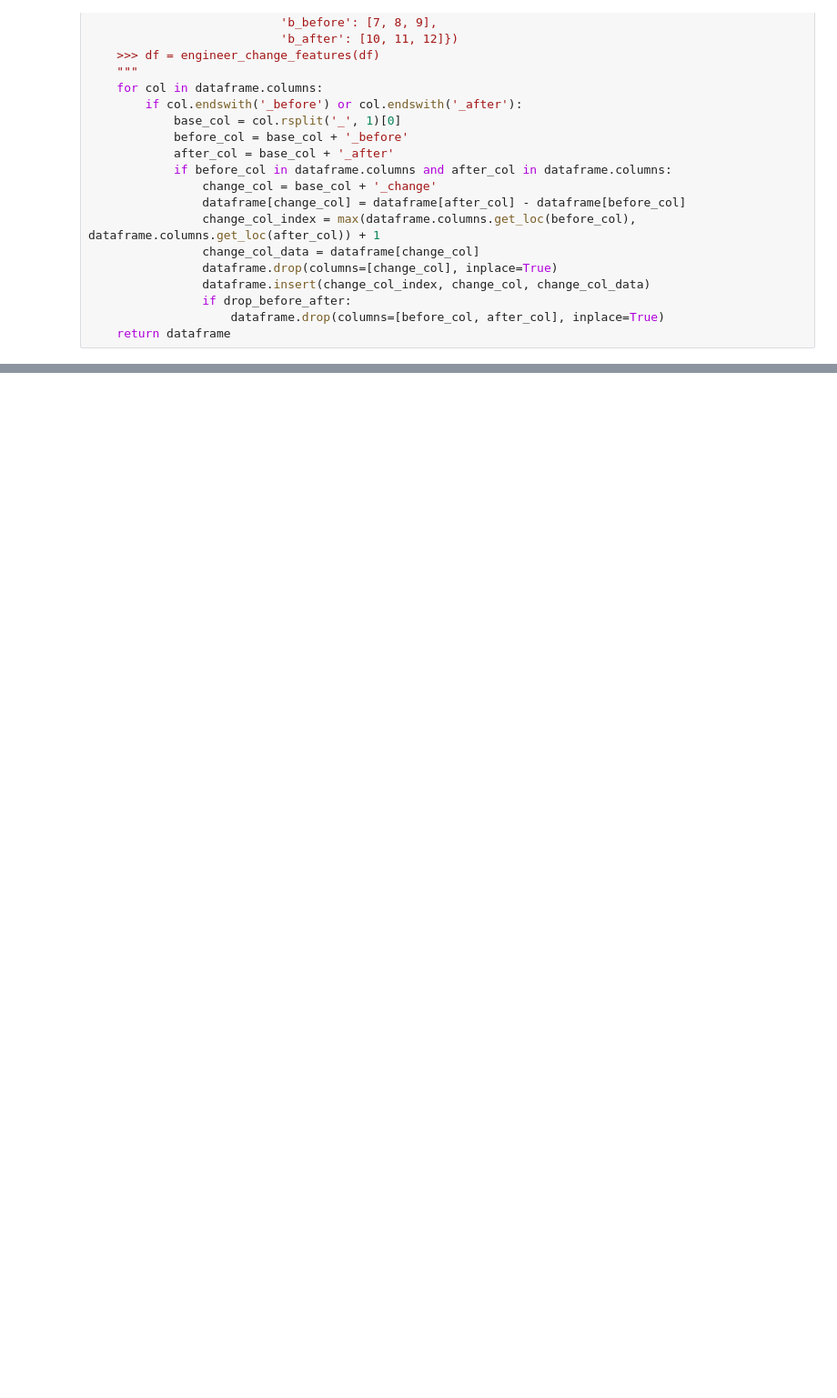
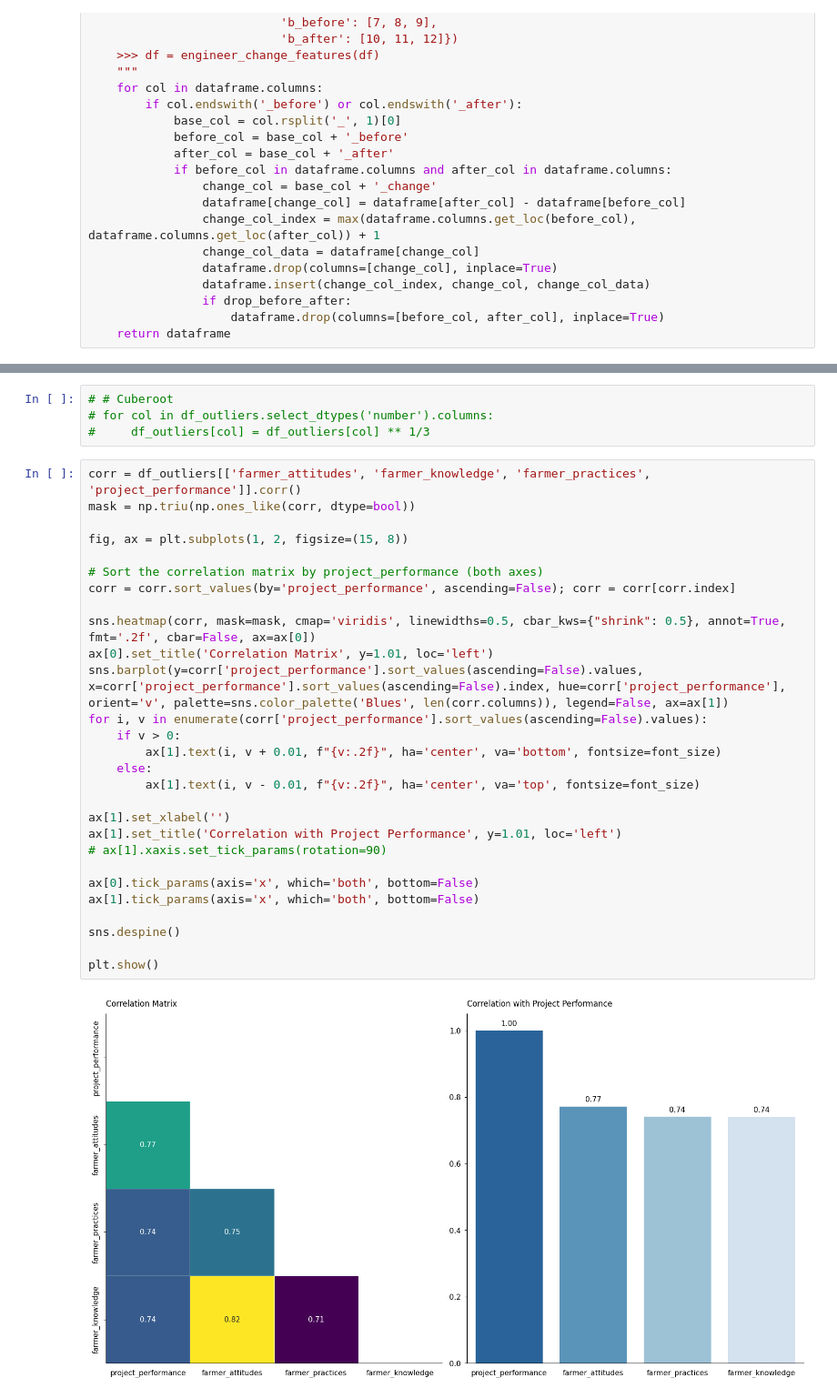
Before and after one commit to StephKisee/narigp-farmer-impact-study, a Jupyter notebook: notebooks/notebook.ipynb, the cells around one changed output, grey strips where cells are left out. Shown at 91% size. Saved outputs shown, nothing was run; the diff lists cells and outputs as text; blank space fills up the shorter version.

```diff
--- a/notebooks/notebook.ipynb
+++ b/notebooks/notebook.ipynb
@@ -271,0 +392,34 @@ plt.show()
+# %%
+# # Cuberoot
+# for col in df_outliers.select_dtypes('number').columns:
+#     df_outliers[col] = df_outliers[col] ** 1/3
+# %%
+corr = df_outliers[['farmer_attitudes', 'farmer_knowledge', 'farmer_practices', 'project_performance']].corr()
+mask = np.triu(np.ones_like(corr, dtype=bool))
+
+fig, ax = plt.subplots(1, 2, figsize=(15, 8))
+
+# Sort the correlation matrix by project_performance (both axes)
+corr = corr.sort_values(by='project_performance', ascending=False); corr = corr[corr.index]
+
+sns.heatmap(corr, mask=mask, cmap='viridis', linewidths=0.5, cbar_kws={"shrink": 0.5}, annot=True, fmt='.2f', cbar=False, ax=ax[0])
+ax[0].set_title('Correlation Matrix', y=1.01, loc='left')
+sns.barplot(y=corr['project_performance'].sort_values(ascending=False).values, x=corr['project_performance'].sort_values(ascending=False).index, hue=corr['project_performance'], orient='v', palette=sns.color_palette('Blues', len(corr.columns)), legend=False, ax=ax[1])
+for i, v in enumerate(corr['project_performance'].sort_values(ascending=False).values):
+    if v > 0:
+        ax[1].text(i, v + 0.01, f"{v:.2f}", ha='center', va='bottom', fontsize=font_size)
+    else:
+        ax[1].text(i, v - 0.01, f"{v:.2f}", ha='center', va='top', fontsize=font_size)
+
+ax[1].set_xlabel('')
+ax[1].set_title('Correlation with Project Performance', y=1.01, loc='left')
+# ax[1].xaxis.set_tick_params(rotation=90)
+
+ax[0].tick_params(axis='x', which='both', bottom=False)
+ax[1].tick_params(axis='x', which='both', bottom=False)
+
+sns.despine()
+
+plt.show()
+# %% [output]
+[figure, added]
```
Also changed, not shown: parts of 7 cells of this notebook.
